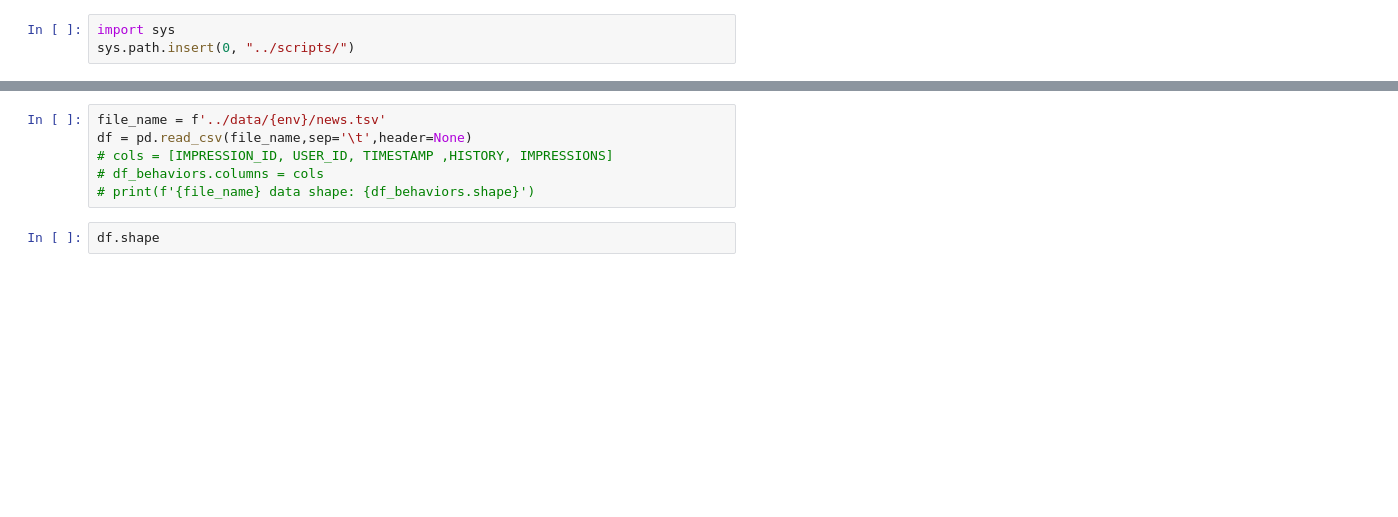
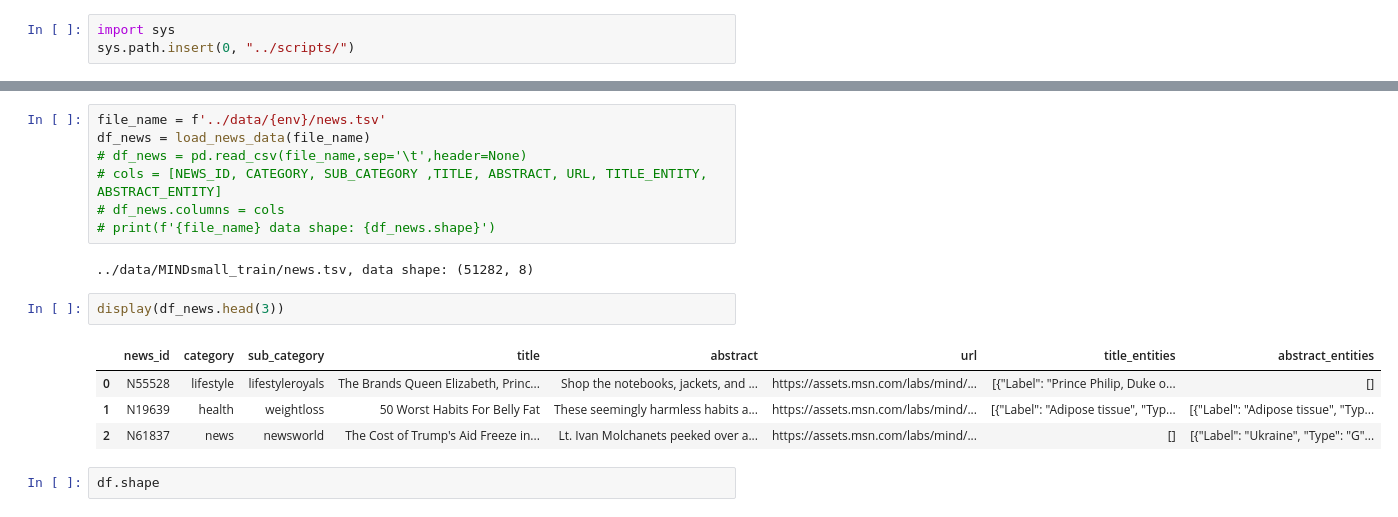
Before and after one commit to diansheng/mind-recommendation, a Jupyter notebook: notebooks/LIB - prepare data.ipynb, the cells around one changed output, grey strips where cells are left out. Drawn from its saved outputs; the diff is of its cells as text; blank space fills up the shorter version.

```diff
--- a/notebooks/LIB - prepare data.ipynb
+++ b/notebooks/LIB - prepare data.ipynb
@@ -12,9 +21,19 @@ train_df = behavior_to_user_item_pair_w_label(train_df)
 # %%
 file_name = f'../data/{env}/news.tsv'
-df = pd.read_csv(file_name,sep='\t',header=None)
-# cols = [IMPRESSION_ID, USER_ID, TIMESTAMP ,HISTORY, IMPRESSIONS]
-# df_behaviors.columns = cols
-# print(f'{file_name} data shape: {df_behaviors.shape}')
+df_news = load_news_data(file_name)
+# df_news = pd.read_csv(file_name,sep='\t',header=None)
+# cols = [NEWS_ID, CATEGORY, SUB_CATEGORY ,TITLE, ABSTRACT, URL, TITLE_ENTITY, ABSTRACT_ENTITY]
+# df_news.columns = cols
+# print(f'{file_name} data shape: {df_news.shape}')
+# %% [output]
+../data/MINDsmall_train/news.tsv, data shape: (51282, 8)
+# %%
+display(df_news.head(3))
+# %% [output]
+|  | news_id | category | sub_category | title | abstract | url | title_entities | abstract_entities |
+| 0 | N55528 | lifestyle | lifestyleroyals | The Brands Queen Elizabeth, Princ... | Shop the notebooks, jackets, and ... | https://assets.msn.com/labs/mind/... | [{"Label": "Prince Philip, Duke o... | [] |
+| 1 | N19639 | health | weightloss | 50 Worst Habits For Belly Fat | These seemingly harmless habits a... | https://assets.msn.com/labs/mind/... | [{"Label": "Adipose tissue", "Typ... | [{"Label": "Adipose tissue", "Typ... |
+| 2 | N61837 | news | newsworld | The Cost of Trump's Aid Freeze in... | Lt. Ivan Molchanets peeked over a... | https://assets.msn.com/labs/mind/... | [] | [{"Label": "Ukraine", "Type": "G"... |
 # %%
 df.shape
 # %% [output]
```
Also changed, not shown: parts of 5 cells of this notebook, 9 other files.
